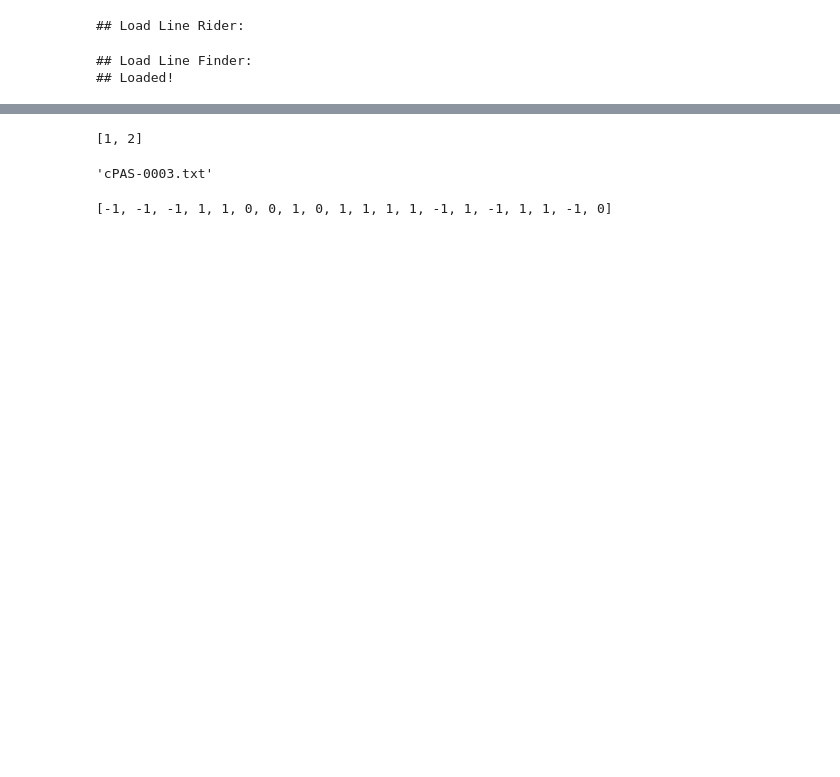
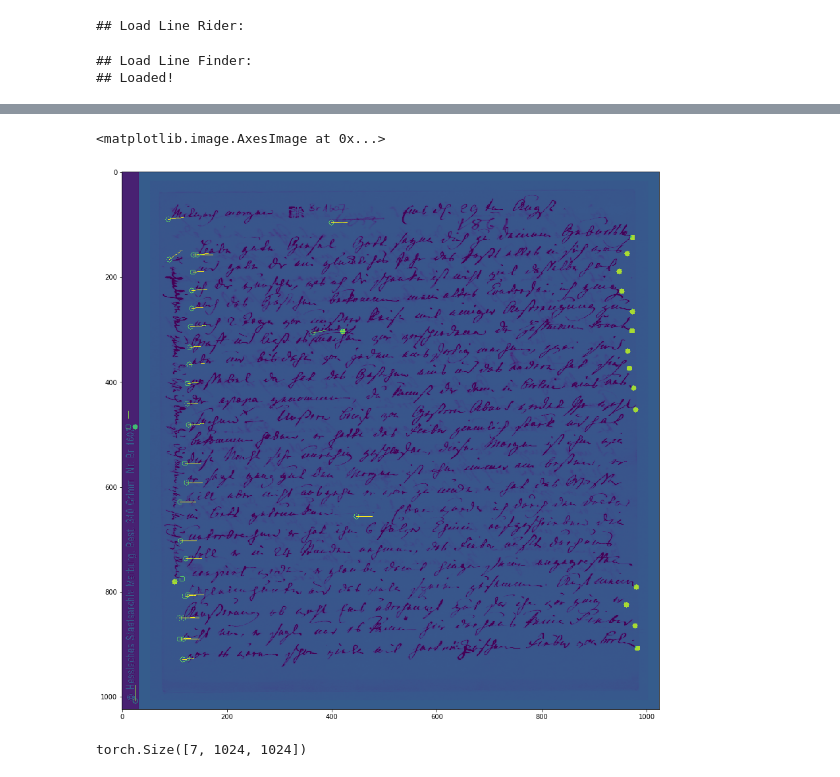
Before and after one commit to mwoedlinger/baseline-extract, a Jupyter notebook: demo/_inference_exp.ipynb, the cells around one changed output, grey strips where cells are left out. Saved outputs shown, nothing was run; the diff lists cells and outputs as text; code cells hidden in the pictures; blank space fills up the shorter version.

```diff
--- a/demo/_inference_exp.ipynb
+++ b/demo/_inference_exp.ipynb
@@ -204,5 +331,0 @@ len(list(start_points.values()))
-# %%
-sp_list = []
-
-for l in start_points.keys():
-    sp_list.append(start_points[l])
@@ -239,15 +331,0 @@ start_points
-# %%
-mask_img = np.zeros(image[0,0].shape, dtype=np.uint8)
-
-for l in label_list:
-    p = tuple(start_points[l].astype(int))
-    cv2.circle(mask_img, p, radius=5, color=8, thickness=1, lineType=8, shift=0)
-    angle = angles[l]
-    p2 = (int(p[0] + 30*np.cos(angle)), int(p[1] - 30*np.sin(angle)))
-    cv2.line(mask_img, p, p2, color=12)
-
-    p = end_points[l]
-    cv2.circle(mask_img, tuple(p.astype(int)), radius=5, color=10, thickness=1, lineType=8, shift=0)
-
-plt.figure(figsize=(15,15))
-plt.imshow(mask_img+image[0,0,:,:].detach().numpy())
@@ -375,4 +331,0 @@ tensor([[[0.7963, 0.9466, 0.0369, 0.3811],
-# %%
-list({'a': 1, 'b': 2}.values())
-# %% [output]
-[1, 2]
@@ -381,4 +331,0 @@ fn = os.path.join('data\inference\cPAS-0003.jpg')
-# %%
-os.path.basename(fn).split('.')[0]+'.txt'
-# %% [output]
-'cPAS-0003.txt'
@@ -387,4 +332,32 @@ import random
-# %%
-[random.randint(-1,1) for _ in range(20)]
-# %% [output]
-[-1, -1, -1, 1, 1, 0, 0, 1, 0, 1, 1, 1, 1, -1, 1, -1, 1, 1, -1, 0]
+# %%
+mask_img = np.zeros(image[0,0].shape, dtype=np.uint8)
+
+for l in label_list:
+    p = tuple(start_points[l].astype(int))
+    cv2.circle(mask_img, p, radius=5, color=8, thickness=1, lineType=8, shift=0)
+    angle = angles[l]
+    p2 = (int(p[0] + 30*np.cos(angle)), int(p[1] - 30*np.sin(angle)))
+    cv2.line(mask_img, p, p2, color=12)
+
+    if l in end_points.keys():
+        p = end_points[l]
+        cv2.circle(mask_img, tuple(p.astype(int)), radius=5, color=10, thickness=-1, lineType=8, shift=0)
+
+
+#for n, s in enumerate(new_sp):
+#    p = tuple(s)
+#    cv2.circle(mask_img, p, radius=5, color=13, thickness=-1, lineType=8, shift=0)
+#    angle = new_angles[n]
+#    p2 = (int(p[0] + 30*np.cos(angle)), int(p[1] - 30*np.sin(angle)))
+#    cv2.line(mask_img, p, p2, color=12)
+
+
+plt.figure(figsize=(15,15))
+plt.imshow(mask_img+image[0,0,:,:].detach().numpy())
+# %% [output]
+<matplotlib.image.AxesImage at 0x...>
+[figure, added]
+# %%
+seg_out.shape
+# %% [output]
+torch.Size([7, 1024, 1024])
```
Also changed, not shown: parts of 71 cells of this notebook, 16 other files.
